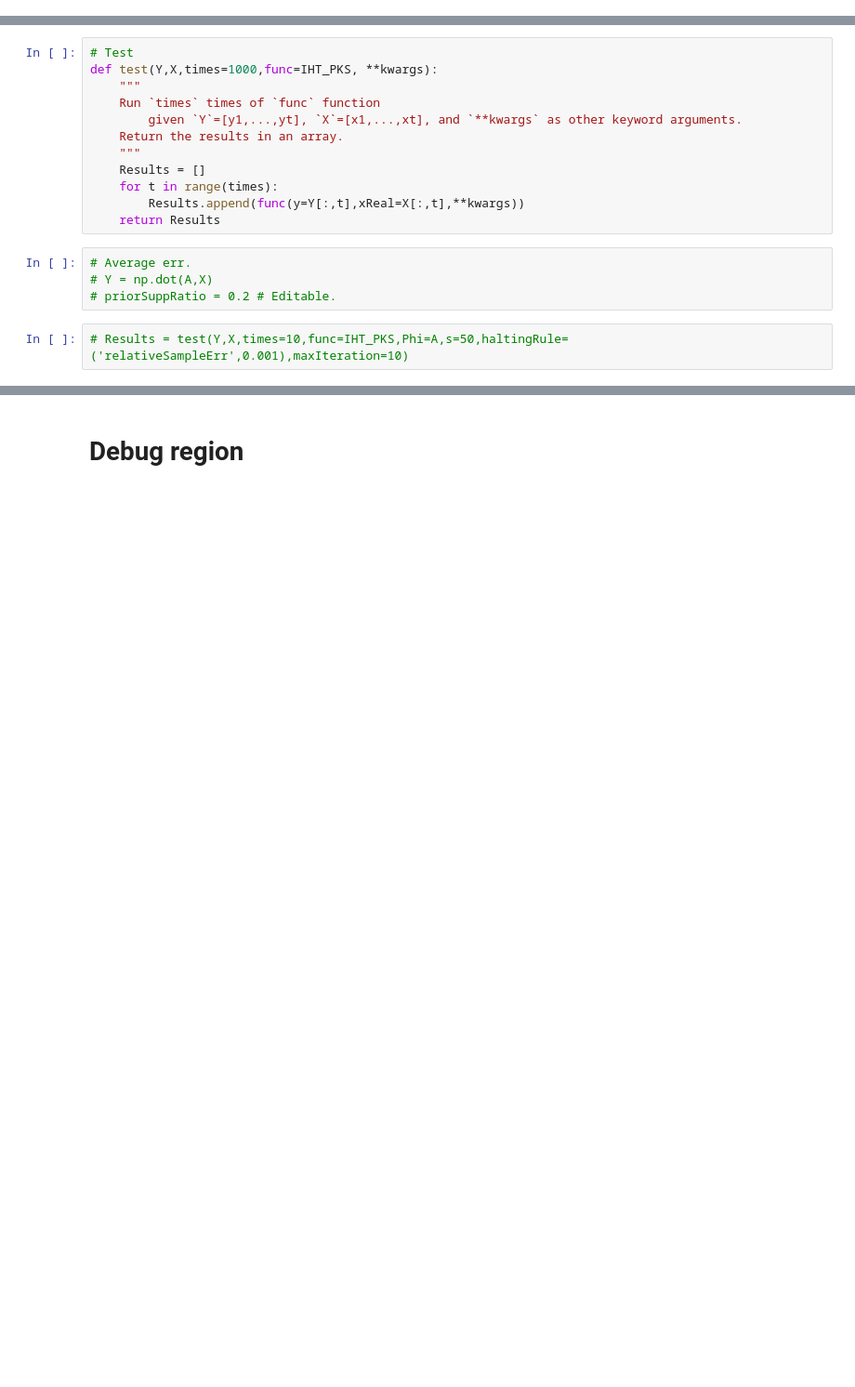
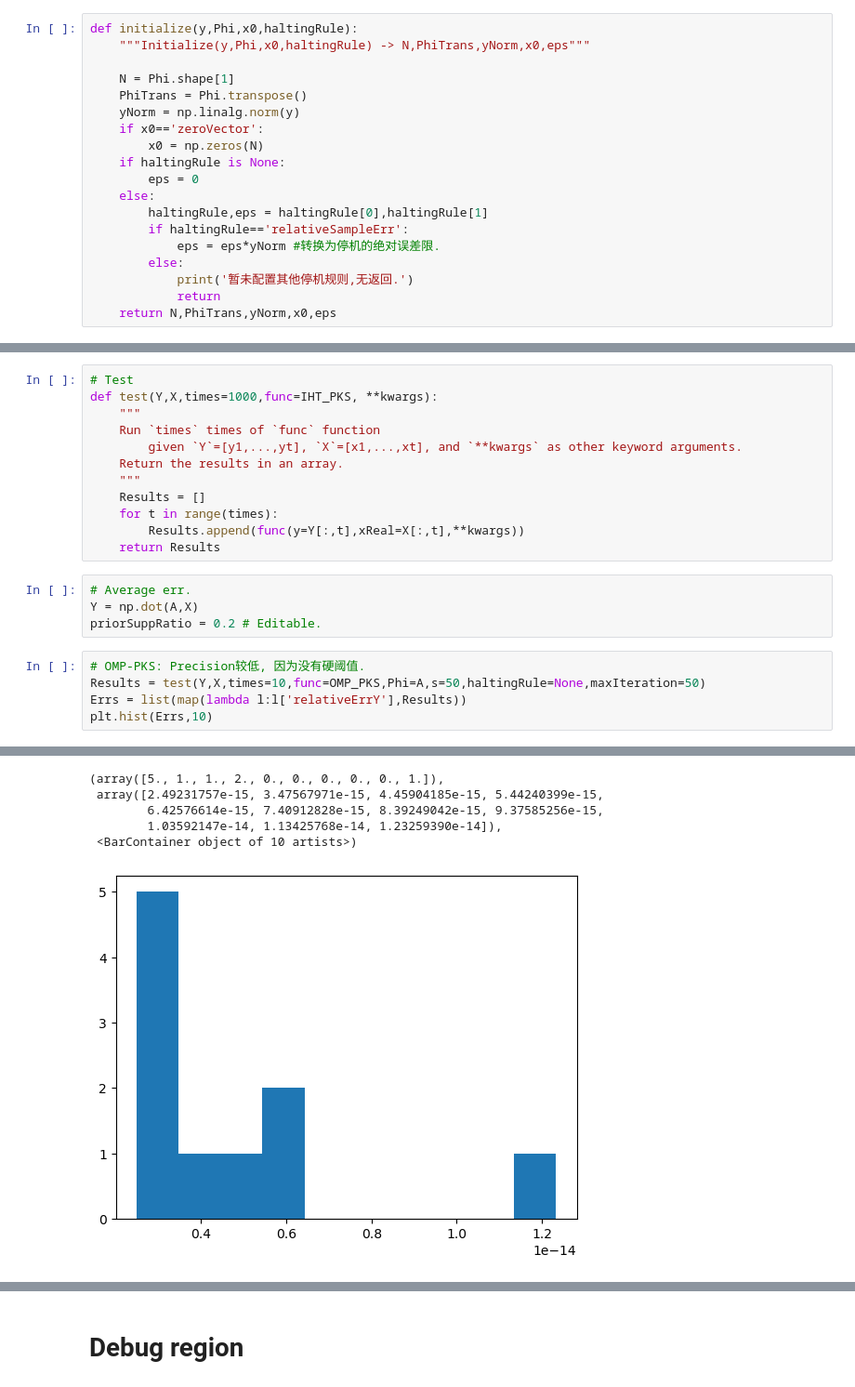
Before and after one commit to LIU-Xnd/CompressiveSensing, a Jupyter notebook: Algorithms.ipynb, the cells around one changed output, grey strips where cells are left out. Shown: that part at 93% size. Cells and saved outputs as stored; diff of their text form; blank space fills up the shorter version.

```diff
--- a/Algorithms.ipynb
+++ b/Algorithms.ipynb
@@ -203,0 +206,19 @@ def hardThreshold(x,s,T0=[]):
+# %%
+def initialize(y,Phi,x0,haltingRule):
+    """Initialize(y,Phi,x0,haltingRule) -> N,PhiTrans,yNorm,x0,eps"""
+
+    N = Phi.shape[1]
+    PhiTrans = Phi.transpose()
+    yNorm = np.linalg.norm(y)
+    if x0=='zeroVector':
+        x0 = np.zeros(N)
+    if haltingRule is None:
+        eps = 0
+    else:
+        haltingRule,eps = haltingRule[0],haltingRule[1]
+        if haltingRule=='relativeSampleErr':
+            eps = eps*yNorm #转换为停机的绝对误差限.
+        else:
+            print('暂未配置其他停机规则,无返回.')
+            return
+    return N,PhiTrans,yNorm,x0,eps
@@ -348,7 +472,11 @@ def test(Y,X,times=1000,func=IHT_PKS, **kwargs):
     return Results
 # %%
 # Average err.
-# Y = np.dot(A,X)
-# priorSuppRatio = 0.2 # Editable.
+Y = np.dot(A,X)
+priorSuppRatio = 0.2 # Editable.
 # %%
-# Results = test(Y,X,times=10,func=IHT_PKS,Phi=A,s=50,haltingRule=('relativeSampleErr',0.001),maxIteration=10)
+# OMP-PKS: Precision较低, 因为没有硬阈值.
+Results = test(Y,X,times=10,func=OMP_PKS,Phi=A,s=50,haltingRule=None,maxIteration=50)
+Errs = list(map(lambda l:l['relativeErrY'],Results))
+plt.hist(Errs,10)
+# %% [output]
@@ -354,0 +500,6 @@ def test(Y,X,times=1000,func=IHT_PKS, **kwargs):
+(array([5., 1., 1., 2., 0., 0., 0., 0., 0., 1.]),
+ array([2.49231757e-15, 3.47567971e-15, 4.45904185e-15, 5.44240399e-15,
+        6.42576614e-15, 7.40912828e-15, 8.39249042e-15, 9.37585256e-15,
+        1.03592147e-14, 1.13425768e-14, 1.23259390e-14]),
+ <BarContainer object of 10 artists>)
+[figure, added]
```
Also changed, not shown: parts of 20 cells of this notebook.
